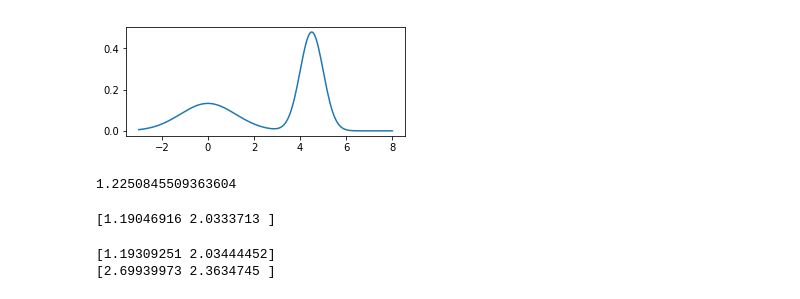
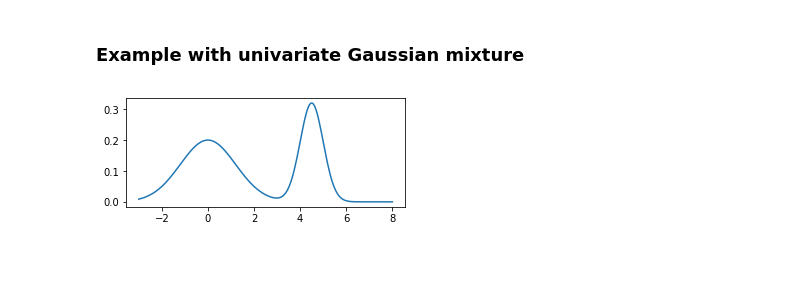
Before and after one commit to AudOlivier/UQ_in_ML, a Jupyter notebook: Principles_Variational_Inference .ipynb, the cells around one changed output. Cells and saved outputs as stored; diff of their text form; code cells hidden in the pictures; blank space fills up the shorter version.

```diff
--- a/Principles_Variational_Inference .ipynb
+++ b/Principles_Variational_Inference .ipynb
@@ -36,0 +151,25 @@ def gaussian_mixture(x, mu1, mu2, std1, std2, pi1):
+# %%
+mu1=0; std1=1.2; mu2=0; std2=0.8
+def gaussian_fixed(x):
+    return gaussian(x, [mu1, mu2, std1, std2])
+
+fig, ax = plt.subplots(ncols=4, figsize=(18, 4))
+x, y = np.mgrid[-2.5:2.5:.1, -2.5:2.5:.1]
+X = np.concatenate([x.reshape((-1,1)), y.reshape((-1,1))], axis=-1)
+ax[0].contour(x, y, gaussian_fixed(X).reshape(x.shape), 5, cmap='Greys')
+ax[0].set_title('true p')
+print('true params:')
+print([mu1, mu2, std1, std2])
+
+distances = ['kl', 'alpha', 'alpha']
+alphas = [0, 0.001, 0.999]
+cmapss = ['Blues', 'Reds', 'Greens']
+# run the optimization problem
+for i in range(3):
+    res = minimize_distance(dimension=2, p=gaussian_fixed, q=gaussian, distance_type=distances[i], alpha=alphas[i],
+                            n_iter=3, bounds=None, logq=log_gaussian, method='Nelder-Mead', verbose=True)
+    ax[i+1].contour(x, y, gaussian(X, res).reshape(x.shape), 5, cmap=cmapss[i])
+    ax[i+1].set_title('distance '+distances[i]+', alpha={}'.format(alphas[i]))
+    print('params for '+'distance '+distances[i]+', alpha={}'.format(alphas[i]))
+    print(res)
+plt.show(fig)
@@ -37,14 +195,14 @@ def gaussian_mixture(x, mu1, mu2, std1, std2, pi1):
+# %% [markdown]
+### Example with univariate Gaussian mixture
 # %%
 def gaussian_mixture_fixed(x):
-    mu1=0; mu2=4.5; std1=1.2; std2=0.5; pi1=0.4
-    return gaussian_mixture(x, mu1, mu2, std1, std2, pi1)
+    mu1=0; mu2=4.5; std1=1.2; std2=0.5; pi1=0.6
+    return univariate_gaussian_mixture(x, [mu1, mu2], [std1, std2], [pi1, 1 - pi1])
 
 fig, ax = plt.subplots(ncols=1, figsize=(5, 2))
-x=np.linspace(-3, 8, 200)
+x=np.linspace(-3, 8, 200).reshape((-1,1))
 #ax.plot(x, gaussian(x, mu1, std1))
 ax.plot(x, gaussian_mixture_fixed(x))
 plt.show(fig)
-#print('mass of mode 1: {}'.format(pi1*std1))
-#print('mass of mode 2: {}'.format((1-pi1)*std2))
 # %% [output]
-[figure, old version]
+[figure, new version]
@@ -70,26 +208,0 @@ def minimize_distance(p, q, distance_type, alpha=None, x0=np.array([1, 1]), boun
-# %%
-print(kl_divergence(params_q=(1, 1), p=gaussian_mixture_fixed, q=gaussian))
-# %% [output]
-1.2250845509363604
-# %%
-# run the optimization problem with KL divergence
-x0 = np.array([0, 1])
-bounds = [(-10, 10), (0.001, 10)]
-kwargs={'x0': x0, 'bounds': bounds}
-res = minimize_distance(p=gaussian_mixture_fixed, q=gaussian, distance_type='kl',
-                        x0=x0, bounds=bounds)
-print(res.x)
-# %% [output]
-[1.19046916 2.0333713 ]
-# %%
-# run the optimization problem with KL divergence
-for alpha in [0.001, 0.999]:
-    x0 = np.array([0, 1])
-    bounds = [(-10, 10), (0.001, 10)]
-    kwargs={'x0': x0, 'bounds': bounds}
-    res = minimize_distance(p=gaussian_mixture_fixed, q=gaussian, distance_type='alpha', alpha=alpha,
-                            x0=x0, bounds=bounds)
-    print(res.x)
-# %% [output]
-[1.19309251 2.03444452]
-[2.69939973 2.3634745 ]
```
Also changed, not shown: parts of 21 cells of this notebook, 2 other files.
